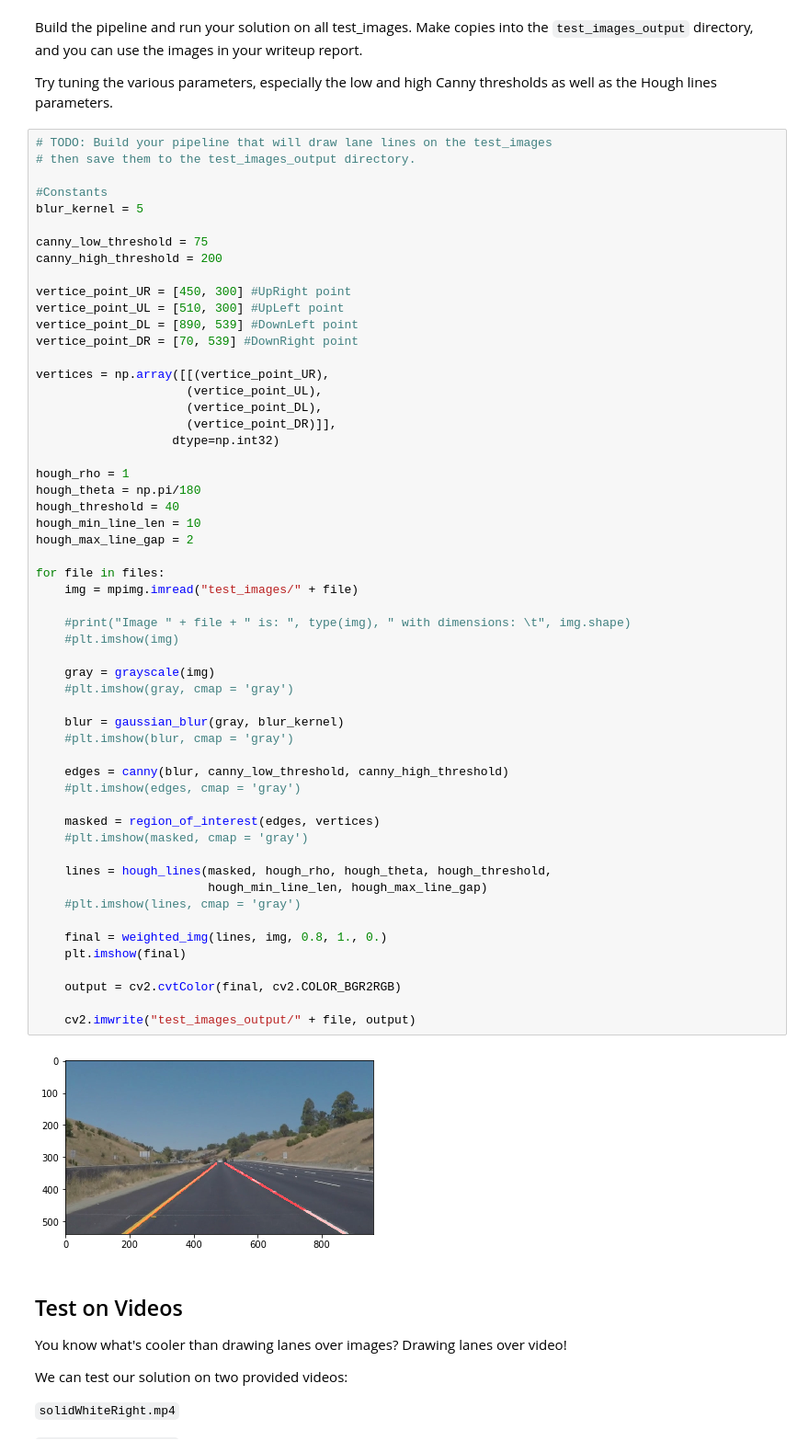
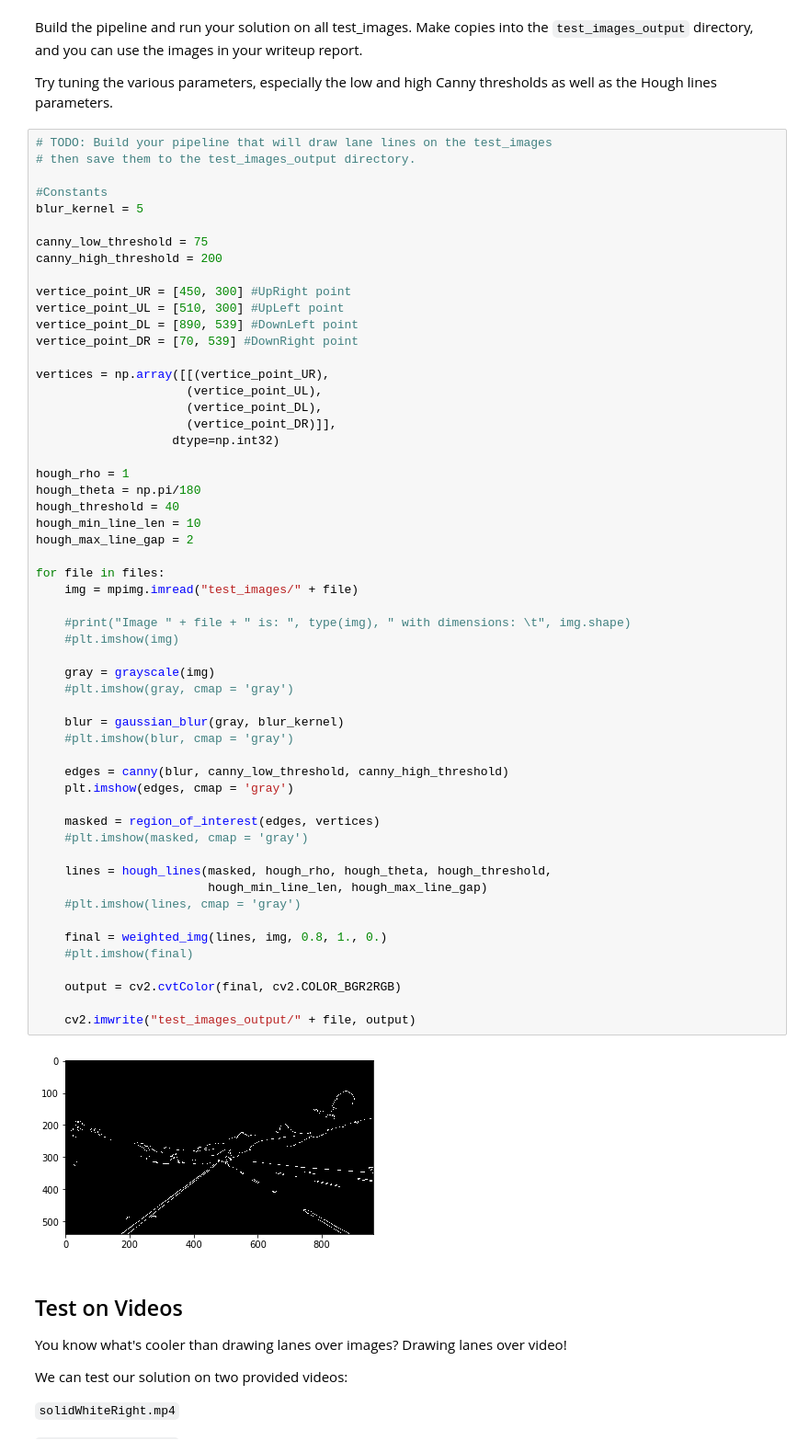
Before and after one commit to martinploom/Self_driving_car_nd_project_1, a Jupyter notebook: P1.ipynb, the cells around one changed output. Shown at 92% size. Cells and saved outputs as stored; diff of their text form.

```diff
--- a/P1.ipynb
+++ b/P1.ipynb
@@ -287,36 +287,36 @@ hough_threshold = 40
 hough_min_line_len = 10
 hough_max_line_gap = 2
 
 for file in files:
     img = mpimg.imread("test_images/" + file)
 
     #print("Image " + file + " is: ", type(img), " with dimensions: \t", img.shape)
     #plt.imshow(img)
 
     gray = grayscale(img)
     #plt.imshow(gray, cmap = 'gray')
 
     blur = gaussian_blur(gray, blur_kernel)
     #plt.imshow(blur, cmap = 'gray')
 
     edges = canny(blur, canny_low_threshold, canny_high_threshold)
-    #plt.imshow(edges, cmap = 'gray')
+    plt.imshow(edges, cmap = 'gray')
 
     masked = region_of_interest(edges, vertices)
     #plt.imshow(masked, cmap = 'gray')
 
     lines = hough_lines(masked, hough_rho, hough_theta, hough_threshold,
                         hough_min_line_len, hough_max_line_gap)
     #plt.imshow(lines, cmap = 'gray')
 
     final = weighted_img(lines, img, 0.8, 1., 0.)
-    plt.imshow(final)
+    #plt.imshow(final)
 
     output = cv2.cvtColor(final, cv2.COLOR_BGR2RGB)
 
     cv2.imwrite("test_images_output/" + file, output)
 # %% [output]
-[figure, old version]
+[figure, new version]
 # %% [markdown]
 ## Test on Videos
 
```
Also changed, not shown: 2 other files.
